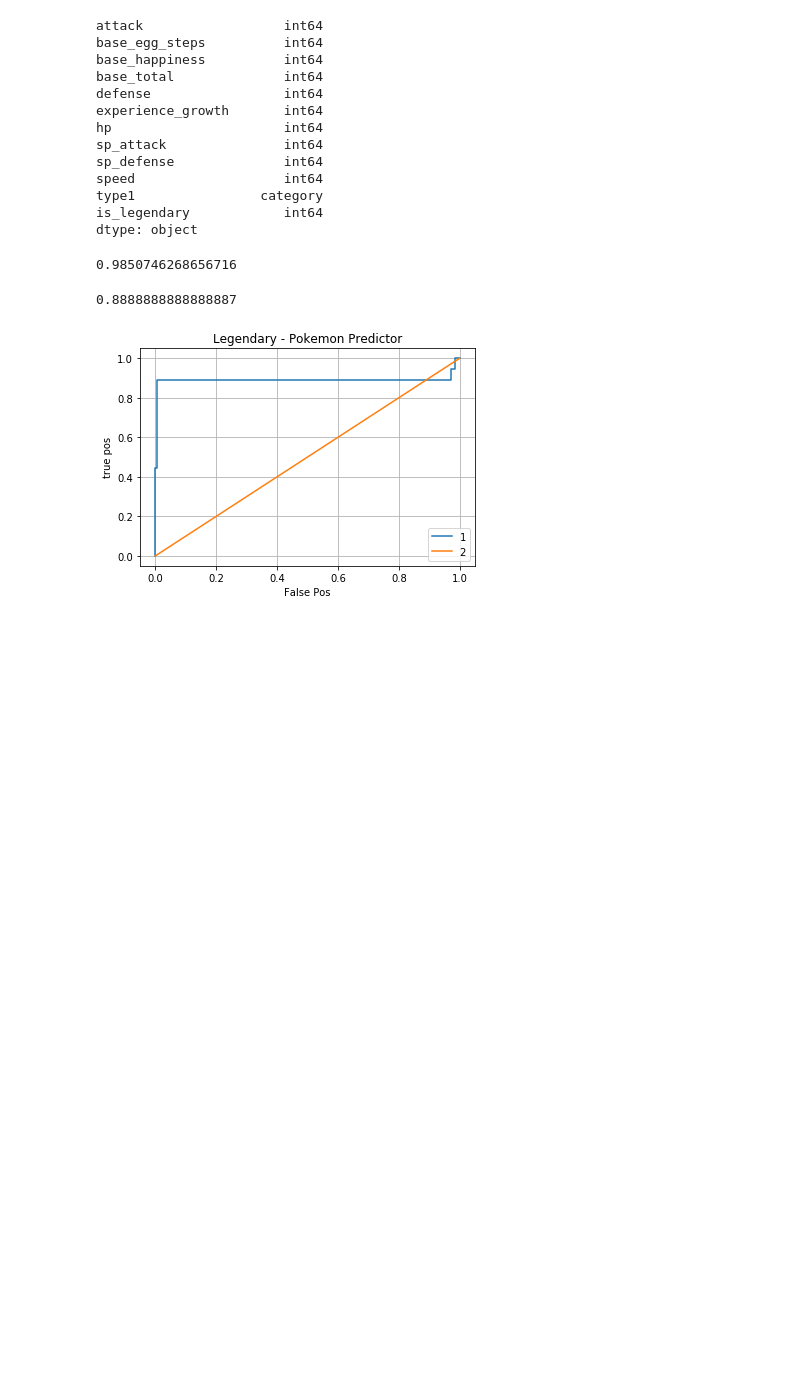
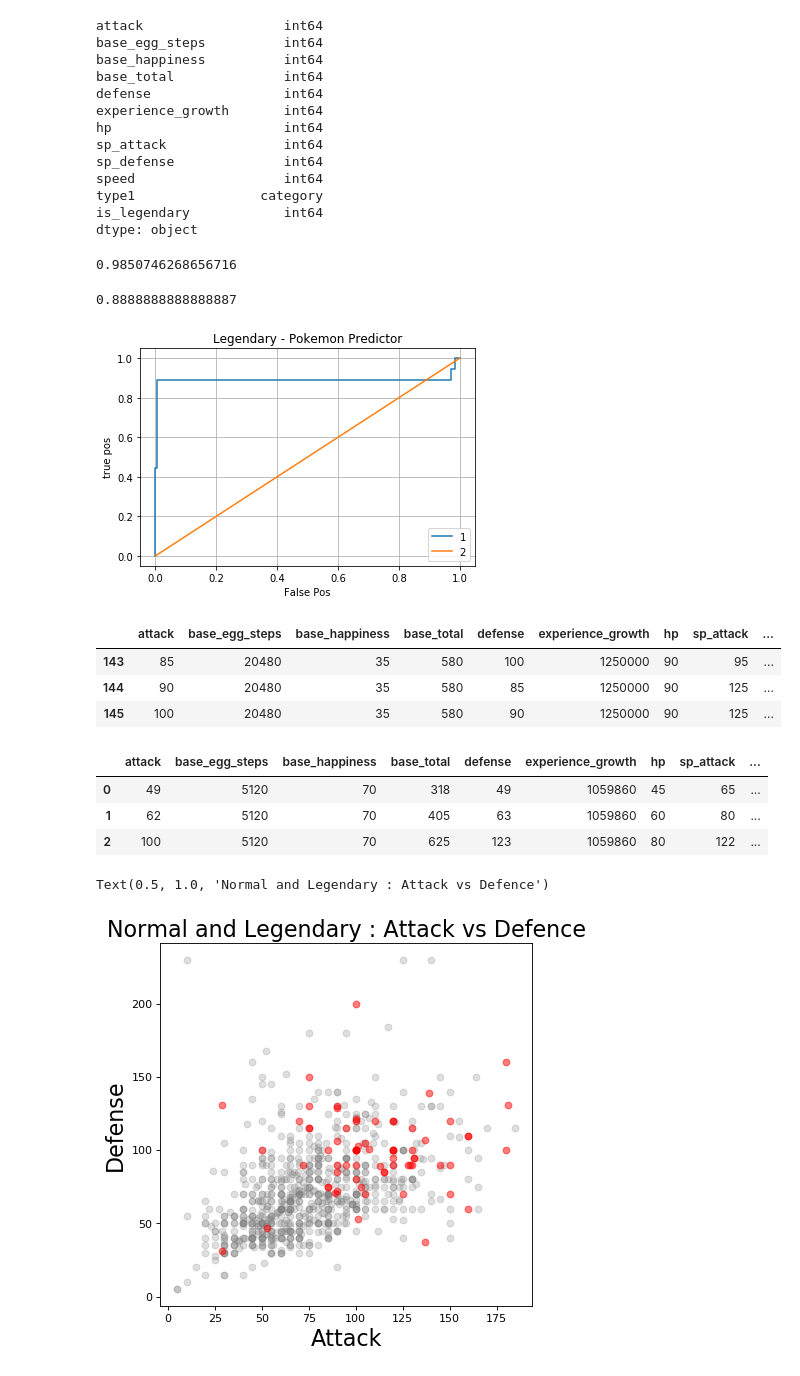
Before and after one commit to DavidWants2Learn/IsPokemonLegendary, a Jupyter notebook: Pokemon_Legendary.ipynb, the cells around one changed output. Cells and saved outputs as stored; diff of their text form; code cells hidden in the pictures; blank space fills up the shorter version.

Commit message:
Add attack vs defence scatter plot comparison of legendary and non-legendary pokemon

```diff
--- a/Pokemon_Legendary.ipynb
+++ b/Pokemon_Legendary.ipynb
@@ -176,3 +176,31 @@ metrics.auc(SFPR, STPR)
 # %% [output]
 0.8888888888888887
 [figure]
+# %%
+#graph relationship of variables
+legend_df = df.loc[df["is_legendary"]==1]
+not_legend_df = df.loc[df["is_legendary"]==0]
+# %%
+legend_df.head(3)
+# %% [output]
+|  | attack | base_egg_steps | base_happiness | base_total | defense | experience_growth | hp | sp_attack | ... |
+| 143 | 85 | 20480 | 35 | 580 | 100 | 1250000 | 90 | 95 | ... |
+| 144 | 90 | 20480 | 35 | 580 | 85 | 1250000 | 90 | 125 | ... |
+| 145 | 100 | 20480 | 35 | 580 | 90 | 1250000 | 90 | 125 | ... |
+# %%
+not_legend_df.head(3)
+# %% [output]
+|  | attack | base_egg_steps | base_happiness | base_total | defense | experience_growth | hp | sp_attack | ... |
+| 0 | 49 | 5120 | 70 | 318 | 49 | 1059860 | 45 | 65 | ... |
+| 1 | 62 | 5120 | 70 | 405 | 63 | 1059860 | 60 | 80 | ... |
+| 2 | 100 | 5120 | 70 | 625 | 123 | 1059860 | 80 | 122 | ... |
+# %%
+plt.figure(figsize=(6, 6), dpi=80)
+plt.scatter(not_legend_df['attack'],not_legend_df['defense'], alpha=0.25, color='grey', label='Non-Legendary')
+plt.scatter(legend_df['attack'],legend_df['defense'], alpha=0.5 ,color='red', label)
+plt.xlabel("Attack",fontsize=20)
+plt.ylabel("Defense",fontsize=20)
+plt.title("Normal and Legendary : Attack vs Defence", fontsize=20)
+# %% [output]
+Text(0.5, 1.0, 'Normal and Legendary : Attack vs Defence')
+[figure, added]
```
Also changed, not shown: parts of 2 cells of this notebook.
